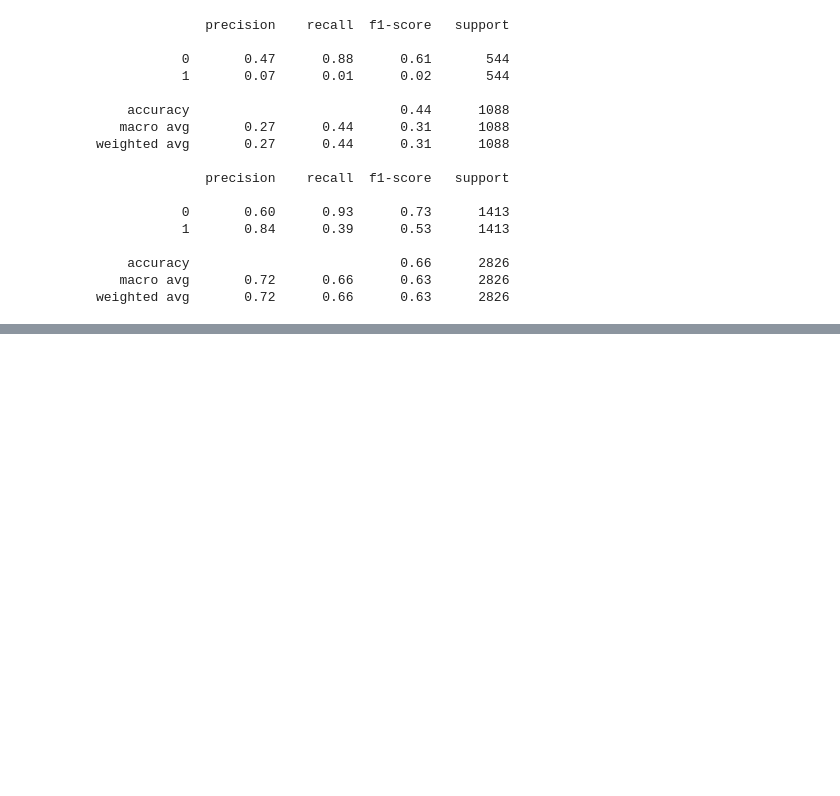
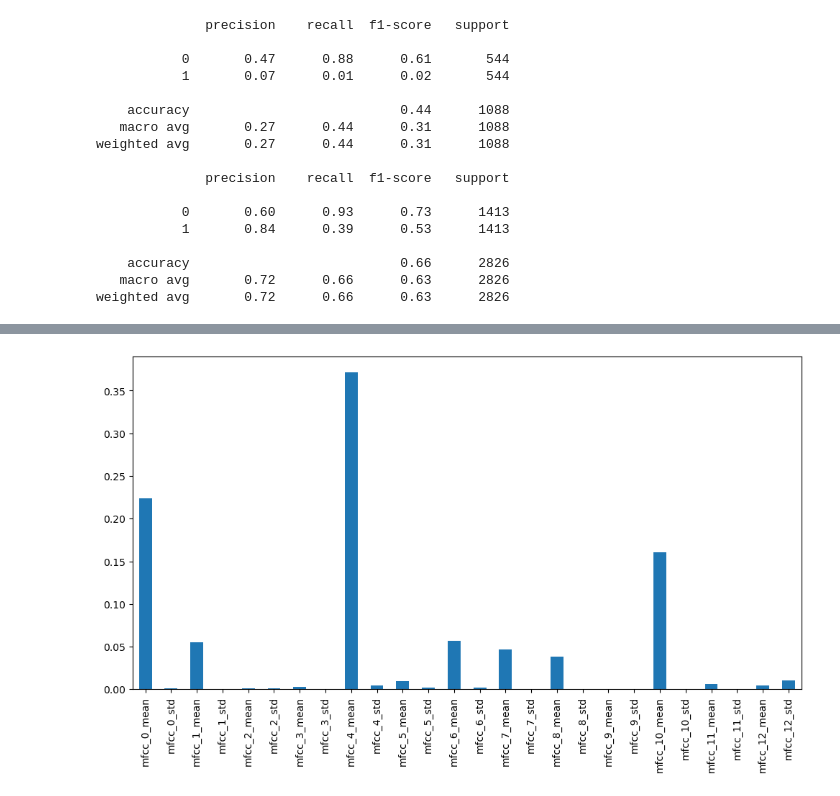
Before and after one commit to kir1ck/AudioDeepfakeDetection_ML, a Jupyter notebook: research.ipynb, the cells around one changed output, grey strips where cells are left out. Cells and saved outputs as stored; diff of their text form; code cells hidden in the pictures; blank space fills up the shorter version.

```diff
--- a/research.ipynb
+++ b/research.ipynb
@@ -735,0 +751,20 @@ sec_importances
+# %%
+X_rerec_mfcc_train = rerec_train_df[rerec_train_df.columns[1:27]]
+X_rerec_mfcc_test = rerec_test_df[rerec_test_df.columns[1:27]]
+X_rerec_mfcc_valid = rerec_valid_df[rerec_valid_df.columns[1:27]]
+# %%
+rerec_rf_clf_mfcc = ensemble.RandomForestClassifier(
+    n_estimators=25,
+    criterion='entropy',
+    max_depth=4,
+    max_features=26,
+    random_state=42
+)
+
+rerec_rf_clf_mfcc.fit(X_rerec_mfcc_train, y_rerec_train)
+
+y_rerec_mfcc_test_pred = rerec_rf_clf_mfcc.predict(X_rerec_mfcc_test)
+y_rerec_mfcc_valid_pred = rerec_rf_clf_mfcc.predict(X_rerec_mfcc_valid)
+
+print(metrics.classification_report(y_rerec_test, y_rerec_mfcc_test_pred))
+print(metrics.classification_report(y_rerec_valid, y_rerec_mfcc_valid_pred))
@@ -735,0 +789,7 @@ sec_importances
+# %%
+rerec_mfcc_importances = rerec_rf_clf_mfcc.feature_importances_
+rerec_mfcc_feature_importances = pd.Series(rerec_mfcc_importances, X_rerec_mfcc_train.columns)
+plt.figure(figsize=(12,6))
+rerec_mfcc_feature_importances.plot.bar();
+# %% [output]
+[figure, added]
```
Also changed, not shown: parts of 58 cells of this notebook.
